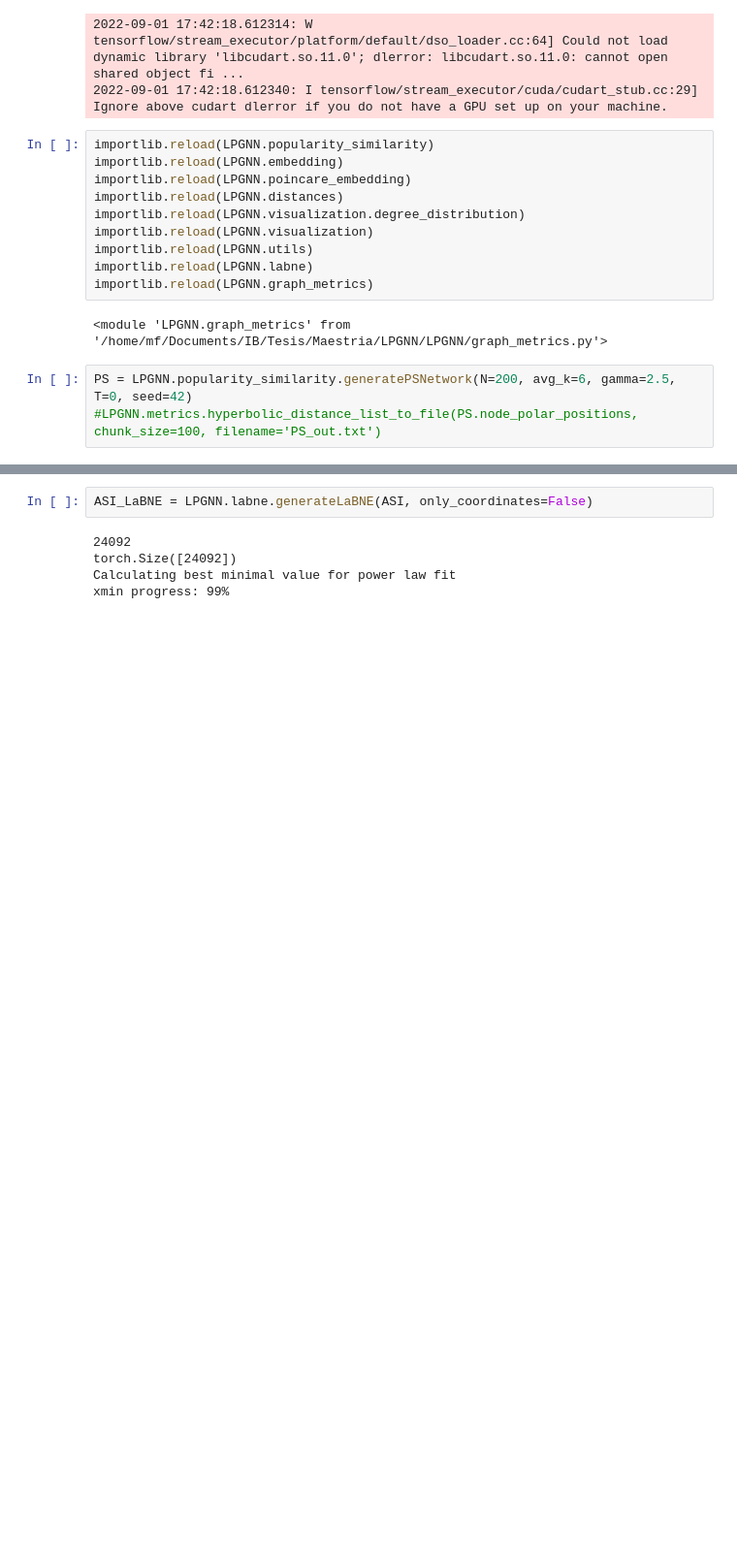
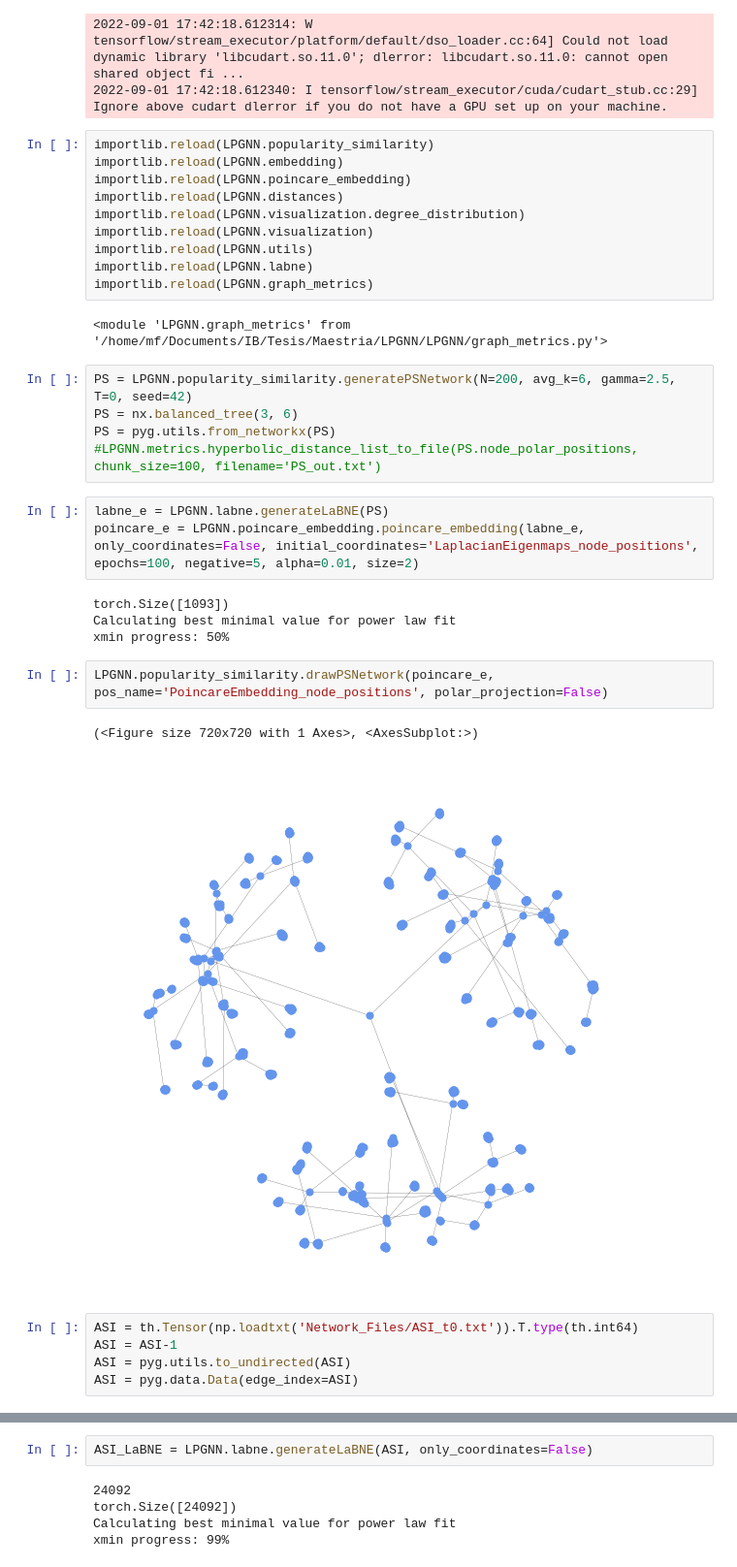
Before and after one commit to martinfama/LPGNN, a Jupyter notebook: Poincare_Embeddings.ipynb, the cells around one changed output, grey strips where cells are left out. Shown at 97% size. Drawn from its saved outputs; the diff is of its cells as text; blank space fills up the shorter version.

```diff
--- a/Poincare_Embeddings.ipynb
+++ b/Poincare_Embeddings.ipynb
@@ -33,4 +33,23 @@ importlib.reload(LPGNN.graph_metrics)
 <module 'LPGNN.graph_metrics' from '/home/mf/Documents/IB/Tesis/Maestria/LPGNN/LPGNN/graph_metrics.py'>
 # %%
 PS = LPGNN.popularity_similarity.generatePSNetwork(N=200, avg_k=6, gamma=2.5, T=0, seed=42)
+PS = nx.balanced_tree(3, 6)
+PS = pyg.utils.from_networkx(PS)
 #LPGNN.metrics.hyperbolic_distance_list_to_file(PS.node_polar_positions, chunk_size=100, filename='PS_out.txt')
+# %%
+labne_e = LPGNN.labne.generateLaBNE(PS)
+poincare_e = LPGNN.poincare_embedding.poincare_embedding(labne_e, only_coordinates=False, initial_coordinates='LaplacianEigenmaps_node_positions', epochs=100, negative=5, alpha=0.01, size=2)
+# %% [output]
+torch.Size([1093])
+Calculating best minimal value for power law fit
+xmin progress: 50%
+# %%
+LPGNN.popularity_similarity.drawPSNetwork(poincare_e, pos_name='PoincareEmbedding_node_positions', polar_projection=False)
+# %% [output]
+(<Figure size 720x720 with 1 Axes>, <AxesSubplot:>)
+[figure, added]
+# %%
+ASI = th.Tensor(np.loadtxt('Network_Files/ASI_t0.txt')).T.type(th.int64)
+ASI = ASI-1
+ASI = pyg.utils.to_undirected(ASI)
+ASI = pyg.data.Data(edge_index=ASI)
```
Also changed, not shown: parts of 12 cells of this notebook, 1 other file.
